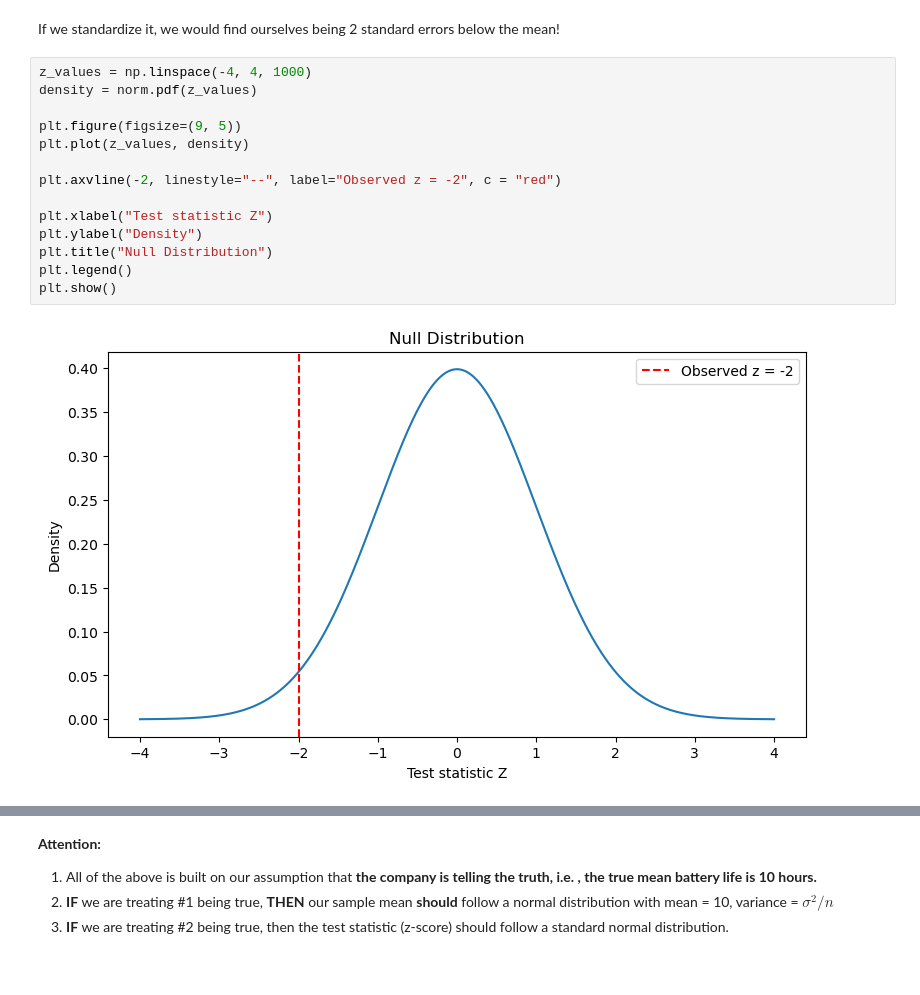
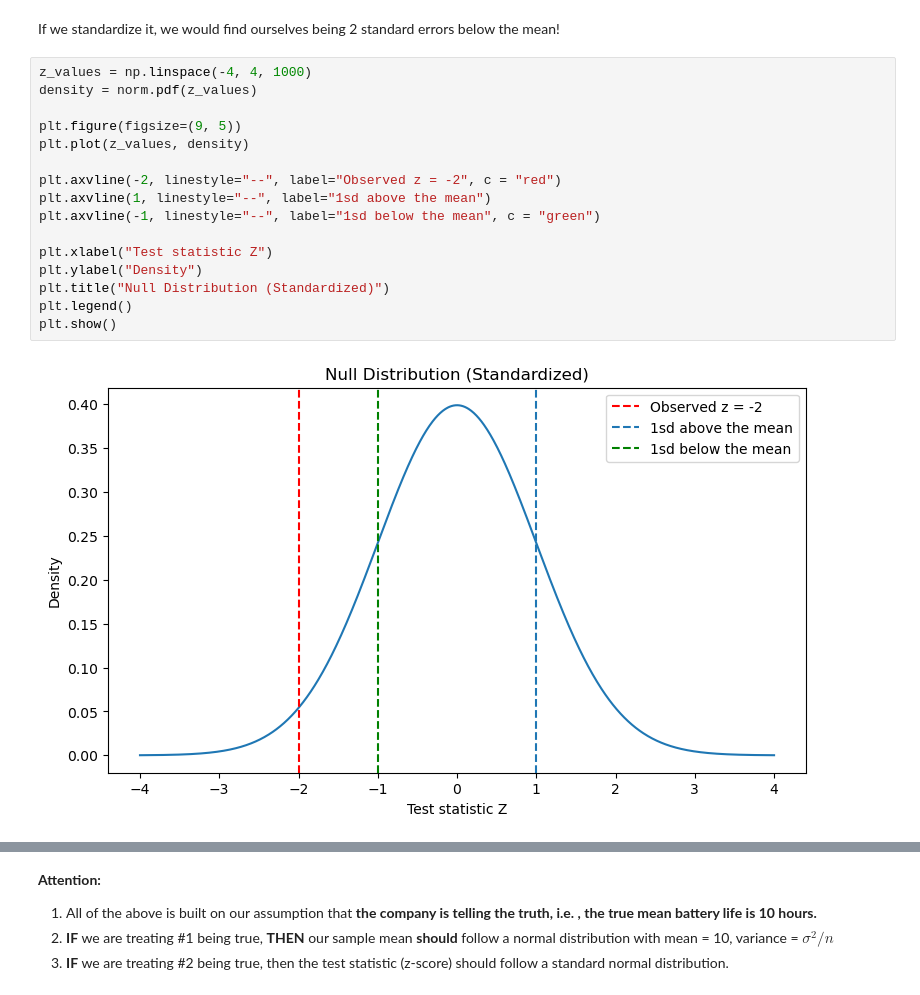
Before and after one commit to JustinTrenchcoat/ASDA_I_Materials, a Jupyter notebook: TA_Sesstion_0925.ipynb, the cells around one changed output, grey strips where cells are left out. Saved outputs shown, nothing was run; the diff lists cells and outputs as text.

```diff
--- a/TA_Sesstion_0925.ipynb
+++ b/TA_Sesstion_0925.ipynb
@@ -56,16 +65,18 @@ If we standardize it, we would find ourselves being 2 standard errors below the
 # %%
 z_values = np.linspace(-4, 4, 1000)
 density = norm.pdf(z_values)
 
 plt.figure(figsize=(9, 5))
 plt.plot(z_values, density)
 
 plt.axvline(-2, linestyle="--", label="Observed z = -2", c = "red")
+plt.axvline(1, linestyle="--", label="1sd above the mean")
+plt.axvline(-1, linestyle="--", label="1sd below the mean", c = "green")
 
 plt.xlabel("Test statistic Z")
 plt.ylabel("Density")
-plt.title("Null Distribution")
+plt.title("Null Distribution (Standardized)")
 plt.legend()
 plt.show()
 # %% [output]
-[figure, old version]
+[figure, new version]
```
Also changed, not shown: parts of 8 cells of this notebook.
